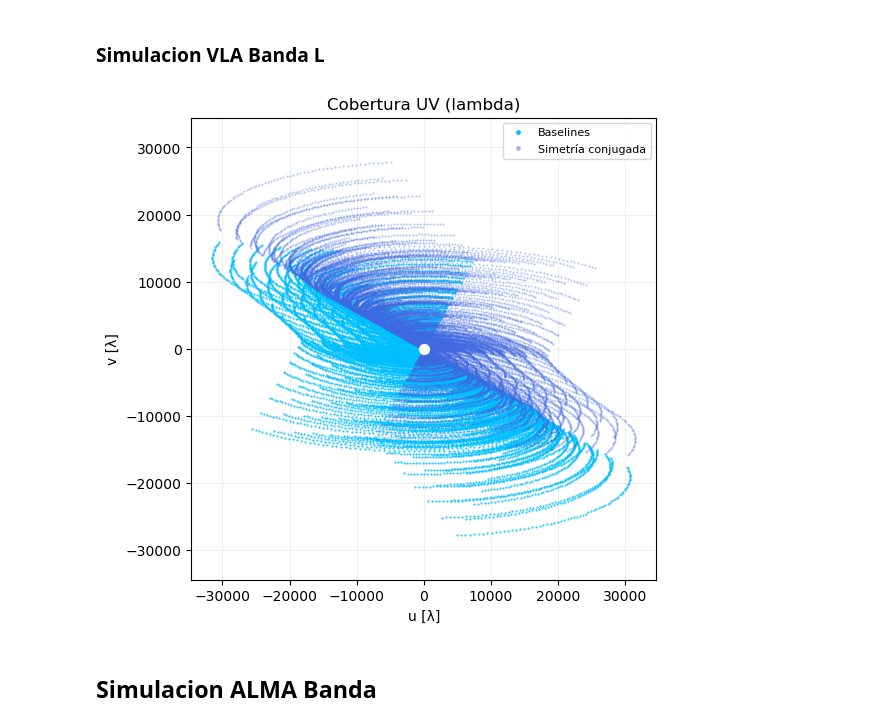
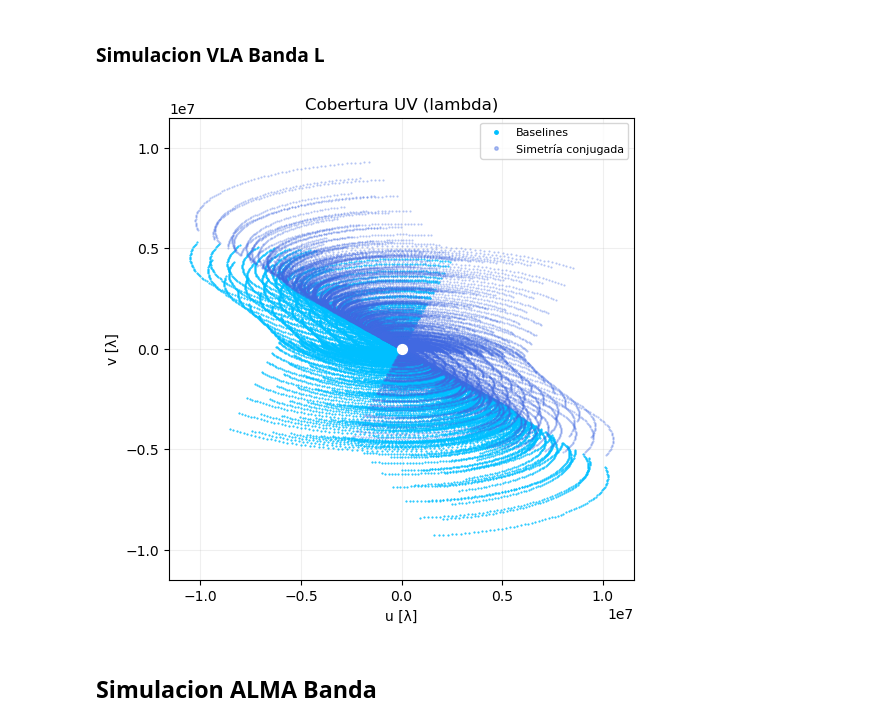
Before and after one commit to Mieres7/RadioInterferometry, a Jupyter notebook: TallerDeInvestigación/simulation[EP1].ipynb, the cells around one changed output. Drawn from its saved outputs; the diff is of its cells as text; code cells hidden in the pictures.

```diff
--- a/TallerDeInvestigación/simulation[EP1].ipynb
+++ b/TallerDeInvestigación/simulation[EP1].ipynb
@@ -37,28 +29,28 @@ from modules.backend import xp
 # %%
 # simulate visibilities no grid
 VLA_L_4 = {
   "latitude": 34.078749,
   "longitude": -107.617728,
   "file_route": "../antenna_arrays/vla.a.cfg",
   "catalog_source": "Sirius",
   "utc_start": "2024-10-21T00:00:00",
   "utc_end": "2024-10-21T06:00:00",
   "step_min": 5,
   "n_freqs": 4,
   "interferometer": {
     "name": "VLA",
     "band_name": "L" },
   "n_sources": 100,
   "max_offset_deg": 2,
   "flux_range": [0.1, 2.0],
   "seed": 42
   }
 
-V, uvw, uvw_lambda, frequencies, baselines_enu = visibilities_simulation(VLA_L_4)
+V, uvw, uvw_lambda, frequencies, baselines_enu, _ , _ = visibilities_simulation(VLA_L_4)
 
-plot_uv_coverage(uvw, unit='lambda', is_lambda=True)
+plot_uv_coverage(uvw, unit='lambda')
 # %% [output]
-[figure, old version]
+[figure, new version]
 # %% [markdown]
 ## Simulacion ALMA Banda
 # %%
```
Also changed, not shown: parts of 9 cells of this notebook, 5 other files.
